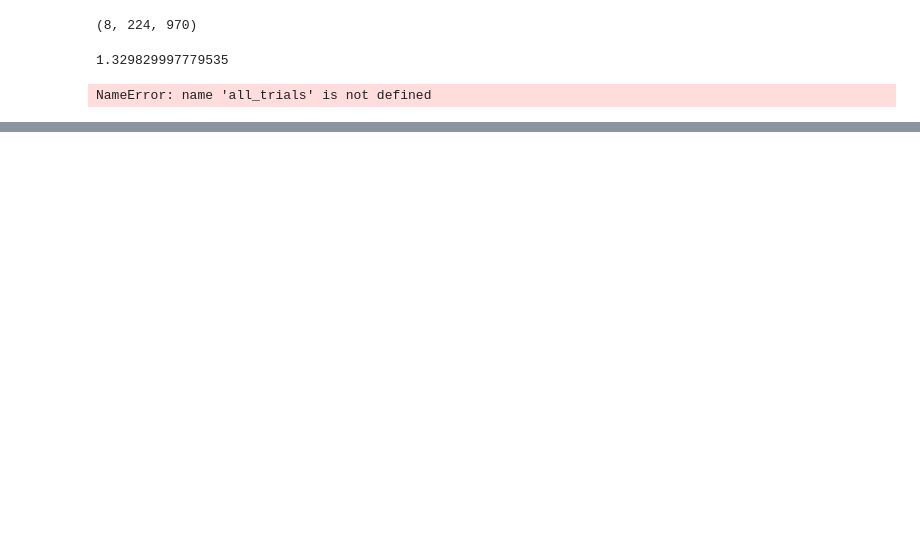
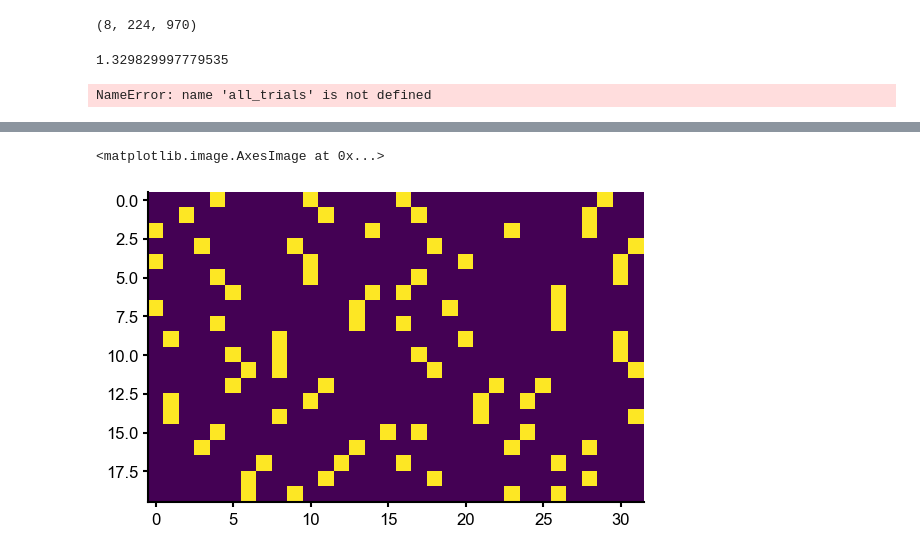
Before and after one commit to mackelab/sequence-memory, a Jupyter notebook: rnn_model/generate_figures/fig_5_b_to_e.ipynb, the cells around one changed output, grey strips where cells are left out. Cells and saved outputs as stored; diff of their text form; code cells hidden in the pictures; blank space fills up the shorter version.

```diff
--- a/rnn_model/generate_figures/fig_5_b_to_e.ipynb
+++ b/rnn_model/generate_figures/fig_5_b_to_e.ipynb
@@ -1034,0 +1126,5 @@ y, x,proj_w,labels,pca=get_W0(f,settings,net,alpha=0,n_comp=20)
+# %%
+plt.imshow(Y[:20])
+# %% [output]
+<matplotlib.image.AxesImage at 0x...>
+[figure, added]
```
Also changed, not shown: parts of 44 cells of this notebook, 5 other files.
